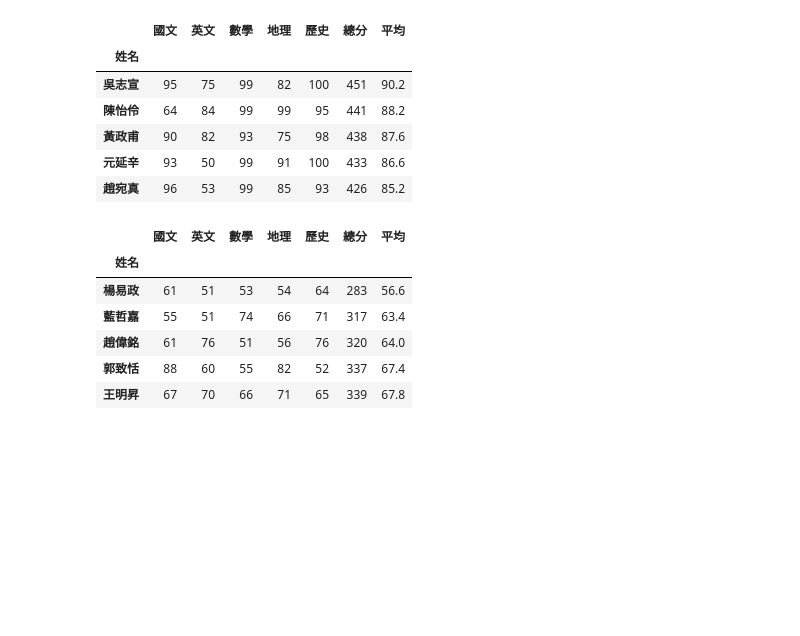
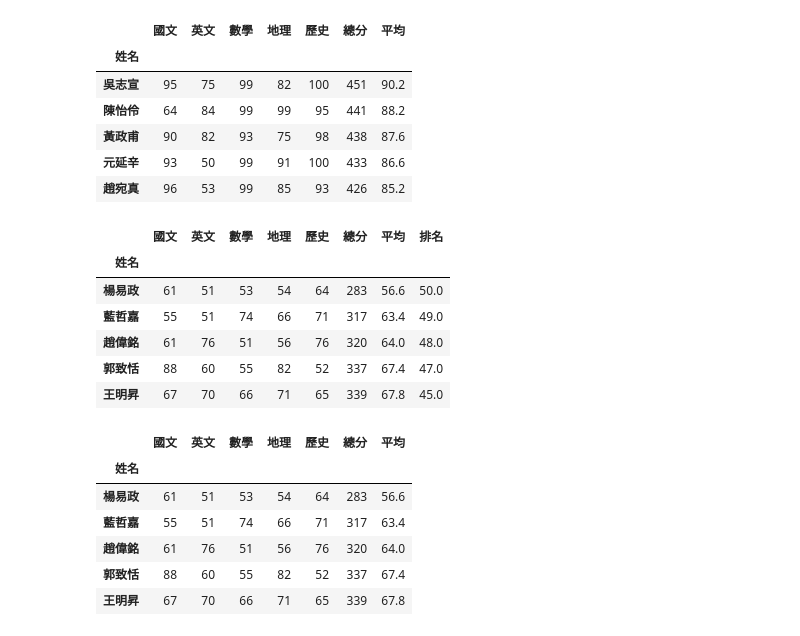
Before and after one commit to Jdstrange/_08_23_1_3_, a Jupyter notebook: Lesson 17_1.ipynb, the cells around one changed output. Saved outputs shown, nothing was run; the diff lists cells and outputs as text; code cells hidden in the pictures; blank space fills up the shorter version.

```diff
--- a/Lesson 17_1.ipynb
+++ b/Lesson 17_1.ipynb
@@ -92,6 +116,17 @@ dataFrame2.sort_values(by='總分',ascending=False).iloc[:5]
 | 黃政甫 | 90 | 82 | 93 | 75 | 98 | 438 | 87.6 |
 | 元延辛 | 93 | 50 | 99 | 91 | 100 | 433 | 86.6 |
 | 趙宛真 | 96 | 53 | 99 | 85 | 93 | 426 | 85.2 |
+# %%
+#全班前後名
+dataFrame2.sort_values(by='總分').iloc[:5]
+# %% [output]
+|  | 國文 | 英文 | 數學 | 地理 | 歷史 | 總分 | 平均 | 排名 |
+| 姓名 |  |  |  |  |  |  |  |  |
+| 楊易政 | 61 | 51 | 53 | 54 | 64 | 283 | 56.6 | 50.0 |
+| 藍哲嘉 | 55 | 51 | 74 | 66 | 71 | 317 | 63.4 | 49.0 |
+| 趙偉銘 | 61 | 76 | 51 | 56 | 76 | 320 | 64.0 | 48.0 |
+| 郭致恬 | 88 | 60 | 55 | 82 | 52 | 337 | 67.4 | 47.0 |
+| 王明昇 | 67 | 70 | 66 | 71 | 65 | 339 | 67.8 | 45.0 |
 # %%
 dataFrame2.sort_values(by='總分').iloc[:5]
 # %% [output]
```
Also changed, not shown: parts of 8 cells of this notebook.
